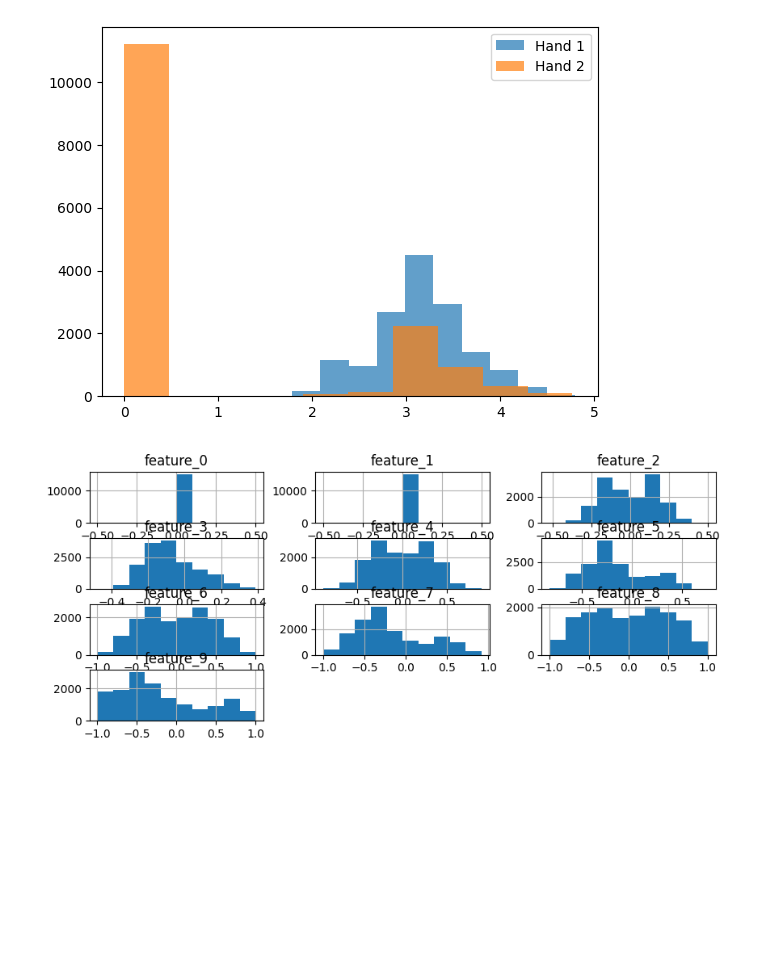
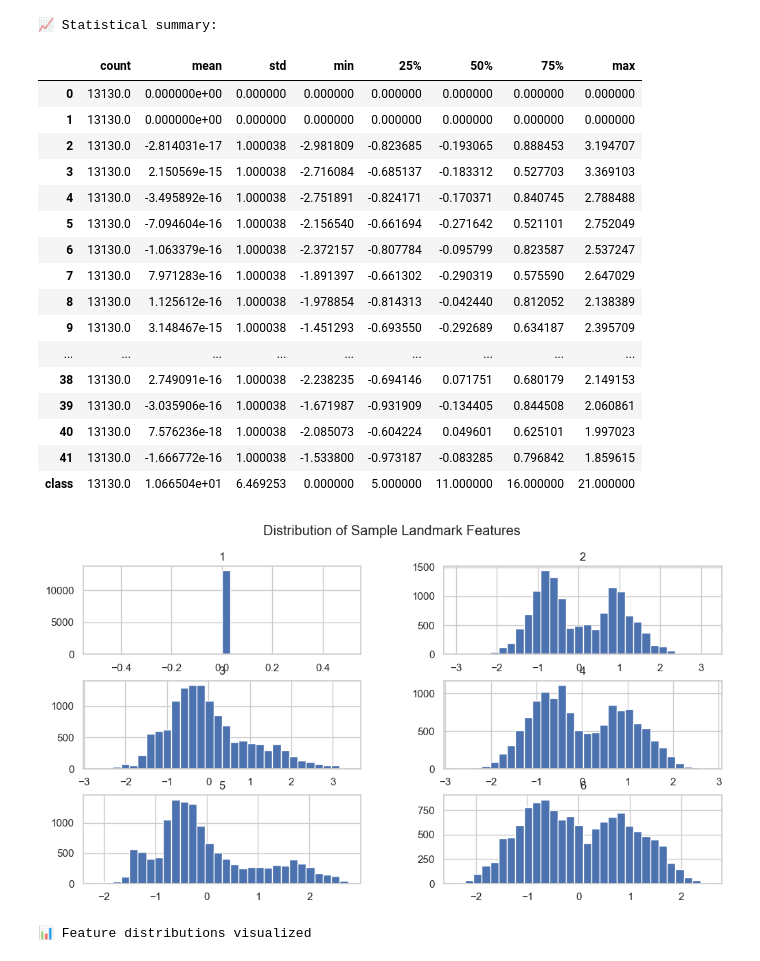
Before and after one commit to CHERRY9642/Gesture_detection_communication_support_system, a Jupyter notebook: notebooks/03_exploratory_data_analysis.ipynb, the cells around one changed output. Drawn from its saved outputs; the diff is of its cells as text; code cells hidden in the pictures; blank space fills up the shorter version.

```diff
--- a/notebooks/03_exploratory_data_analysis.ipynb
+++ b/notebooks/03_exploratory_data_analysis.ipynb
@@ -16,18 +39,34 @@ plt.show()
-# %%
-import numpy as np
-
-h1 = np.linalg.norm(df.iloc[:,1:43], axis=1)
-h2 = np.linalg.norm(df.iloc[:,43:85], axis=1)
-
-plt.hist(h1, alpha=0.7, label="Hand 1")
-plt.hist(h2, alpha=0.7, label="Hand 2")
-plt.legend()
-plt.show()
-# %% [output]
-[figure, removed]
-# %%
-df.iloc[:,1:11].hist(figsize=(10,4))
-plt.show()
-# %% [output]
-[figure, removed]
+# %%
+print("📈 Statistical summary:")
+df.describe().T
+# %% [output]
+📈 Statistical summary:
+|  | count | mean | std | min | 25% | 50% | 75% | max |
+| 0 | 13130.0 | 0.000000e+00 | 0.000000 | 0.000000 | 0.000000 | 0.000000 | 0.000000 | 0.000000 |
+| 1 | 13130.0 | 0.000000e+00 | 0.000000 | 0.000000 | 0.000000 | 0.000000 | 0.000000 | 0.000000 |
+| 2 | 13130.0 | -2.814031e-17 | 1.000038 | -2.981809 | -0.823685 | -0.193065 | 0.888453 | 3.194707 |
+| 3 | 13130.0 | 2.150569e-15 | 1.000038 | -2.716084 | -0.685137 | -0.183312 | 0.527703 | 3.369103 |
+| 4 | 13130.0 | -3.495892e-16 | 1.000038 | -2.751891 | -0.824171 | -0.170371 | 0.840745 | 2.788488 |
+| 5 | 13130.0 | -7.094604e-16 | 1.000038 | -2.156540 | -0.661694 | -0.271642 | 0.521101 | 2.752049 |
+| 6 | 13130.0 | -1.063379e-16 | 1.000038 | -2.372157 | -0.807784 | -0.095799 | 0.823587 | 2.537247 |
+| 7 | 13130.0 | 7.971283e-16 | 1.000038 | -1.891397 | -0.661302 | -0.290319 | 0.575590 | 2.647029 |
+| 8 | 13130.0 | 1.125612e-16 | 1.000038 | -1.978854 | -0.814313 | -0.042440 | 0.812052 | 2.138389 |
+| 9 | 13130.0 | 3.148467e-15 | 1.000038 | -1.451293 | -0.693550 | -0.292689 | 0.634187 | 2.395709 |
+| ... | ... | ... | ... | ... | ... | ... | ... | ... |
+| 38 | 13130.0 | 2.749091e-16 | 1.000038 | -2.238235 | -0.694146 | 0.071751 | 0.680179 | 2.149153 |
+| 39 | 13130.0 | -3.035906e-16 | 1.000038 | -1.671987 | -0.931909 | -0.134405 | 0.844508 | 2.060861 |
+| 40 | 13130.0 | 7.576236e-18 | 1.000038 | -2.085073 | -0.604224 | 0.049601 | 0.625101 | 1.997023 |
+| 41 | 13130.0 | -1.666772e-16 | 1.000038 | -1.533800 | -0.973187 | -0.083285 | 0.796842 | 1.859615 |
+| class | 13130.0 | 1.066504e+01 | 6.469253 | 0.000000 | 5.000000 | 11.000000 | 16.000000 | 21.000000 |
+# %%
+sample_features = df.columns[1:7]
+
+df[sample_features].hist(bins=30, figsize=(12, 6))
+plt.suptitle("Distribution of Sample Landmark Features")
+plt.show()
+
+print("📊 Feature distributions visualized")
+# %% [output]
+[figure, added]
+📊 Feature distributions visualized
 # %%
```
Also changed, not shown: parts of 7 cells of this notebook, 54 other files.
